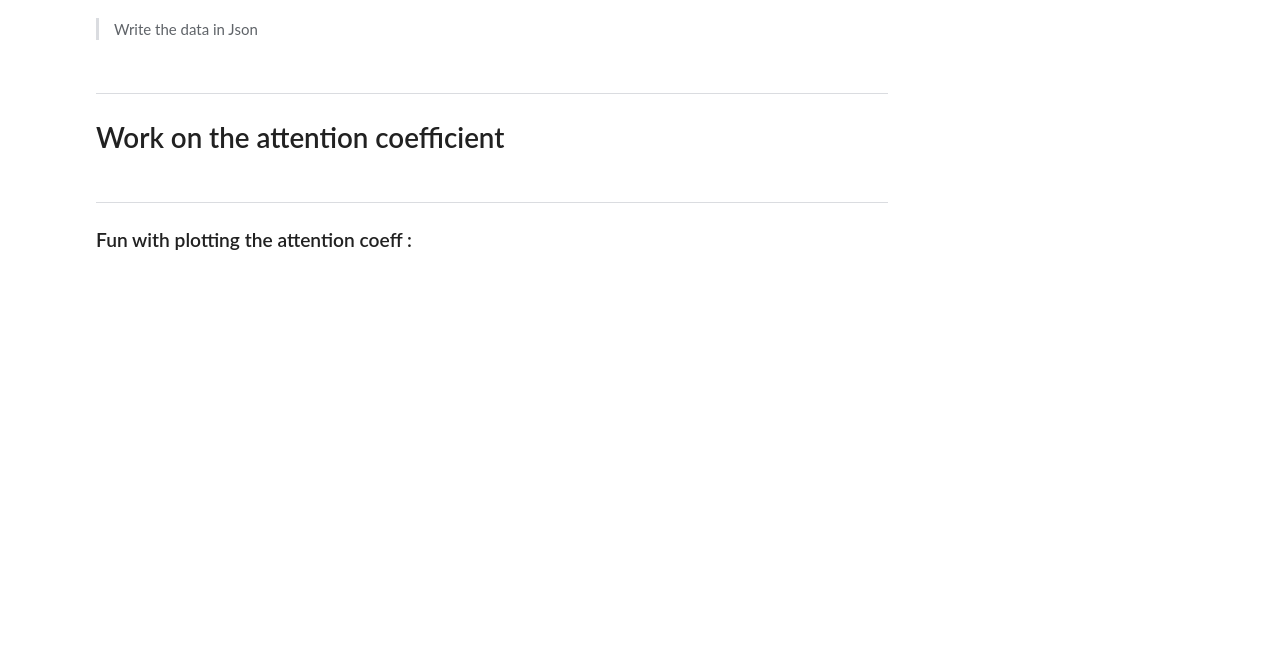
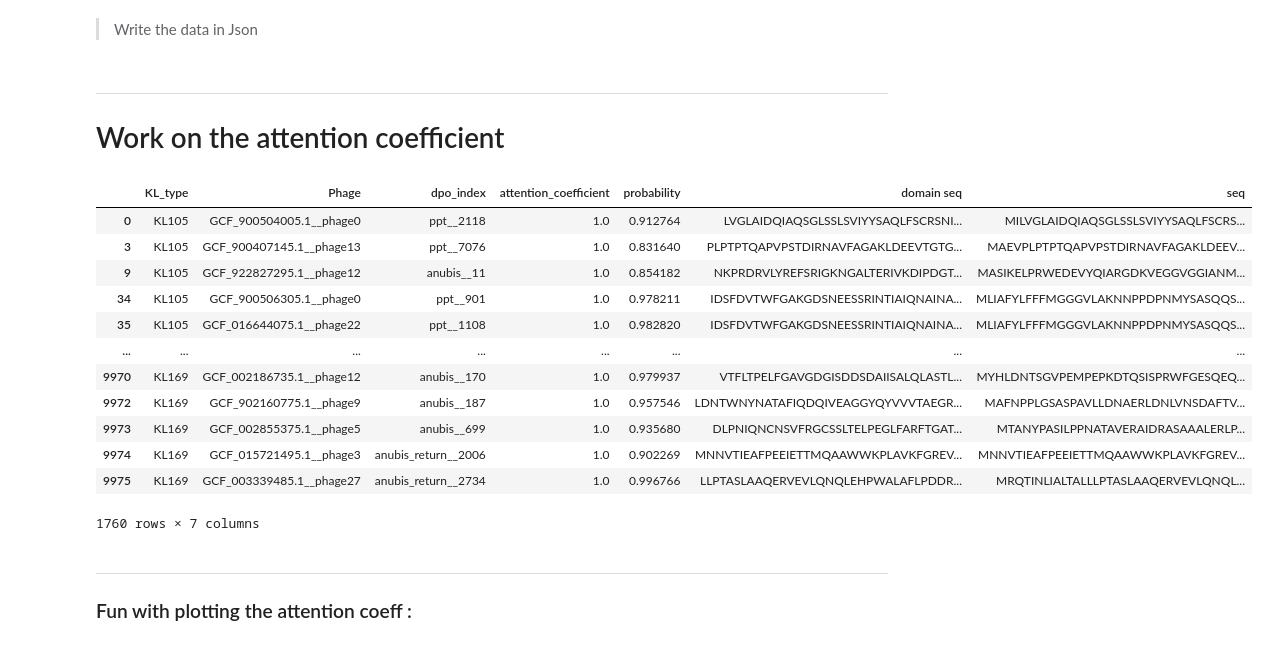
Before and after one commit to conchaeloko/Klebsiella_TropiSEARCH, a Jupyter notebook: scripts/Ensemble_TropiGAT/xx.Results_MS.ipynb, the cells around one changed output. Cells and saved outputs as stored; diff of their text form; code cells hidden in the pictures; blank space fills up the shorter version.

```diff
--- a/scripts/Ensemble_TropiGAT/xx.Results_MS.ipynb
+++ b/scripts/Ensemble_TropiGAT/xx.Results_MS.ipynb
@@ -304,7 +328,32 @@ from collections import Counter
 
 path_work = "/media/concha-eloko/Linux/PPT_clean"
 
-df_coeff = pd.read_csv(f"{path_work}/attention_weights_dpos.raw.tsv" , sep = "\t", header= 0)
+# attention_weights_dpos.raw.tsv
+df_coeff = pd.read_csv(f"{path_work}/attention_weights_dpos.0802.raw.tsv" , sep = "\t", header= 0)
+# %%
+df_coeff_clean = df_coeff.drop_duplicates(subset = ["KL_type", "seq"])
+df_coeff_clean = df_coeff_clean[(df_coeff_clean["attention_coefficient"] > 0.5) & (df_coeff_clean["probability"] > 0.8)]
+df_coeff_file = df_coeff_clean[["KL_type", "attention_coefficient", "probability", "domain seq", "seq"]]
+
+df_coeff_file.to_csv(f"{path_work}/attention_weights_dpos.0802.tsv" , sep = "\t", header= True, index = False)
+# %%
+df_coeff_clean_dom = df_coeff_clean.drop_duplicates(subset = ["KL_type", "domain seq"])
+
+df_coeff_clean_dom.drop_duplicates(subset = ["domain seq"])
+# %% [output]
+|  | KL_type | Phage | dpo_index | attention_coefficient | probability | domain seq | seq |
+| 0 | KL105 | GCF_900504005.1__phage0 | ppt__2118 | 1.0 | 0.912764 | LVGLAIDQIAQSGLSSLSVIYYSAQLFSCRSNI... | MILVGLAIDQIAQSGLSSLSVIYYSAQLFSCRS... |
+| 3 | KL105 | GCF_900407145.1__phage13 | ppt__7076 | 1.0 | 0.831640 | PLPTPTQAPVPSTDIRNAVFAGAKLDEEVTGTG... | MAEVPLPTPTQAPVPSTDIRNAVFAGAKLDEEV... |
+| 9 | KL105 | GCF_922827295.1__phage12 | anubis__11 | 1.0 | 0.854182 | NKPRDRVLYREFSRIGKNGALTERIVKDIPDGT... | MASIKELPRWEDEVYQIARGDKVEGGVGGIANM... |
+| 34 | KL105 | GCF_900506305.1__phage0 | ppt__901 | 1.0 | 0.978211 | IDSFDVTWFGAKGDSNEESSRINTIAIQNAINA... | MLIAFYLFFFMGGGVLAKNNPPDPNMYSASQQS... |
+| 35 | KL105 | GCF_016644075.1__phage22 | ppt__1108 | 1.0 | 0.982820 | IDSFDVTWFGAKGDSNEESSRINTIAIQNAINA... | MLIAFYLFFFMGGGVLAKNNPPDPNMYSASQQS... |
+| ... | ... | ... | ... | ... | ... | ... | ... |
+| 9970 | KL169 | GCF_002186735.1__phage12 | anubis__170 | 1.0 | 0.979937 | VTFLTPELFGAVGDGISDDSDAIISALQLASTL... | MYHLDNTSGVPEMPEPKDTQSISPRWFGESQEQ... |
+| 9972 | KL169 | GCF_902160775.1__phage9 | anubis__187 | 1.0 | 0.957546 | LDNTWNYNATAFIQDQIVEAGGYQYVVVTAEGR... | MAFNPPLGSASPAVLLDNAERLDNLVNSDAFTV... |
+| 9973 | KL169 | GCF_002855375.1__phage5 | anubis__699 | 1.0 | 0.935680 | DLPNIQNCNSVFRGCSSLTELPEGLFARFTGAT... | MTANYPASILPPNATAVERAIDRASAAALERLP... |
+| 9974 | KL169 | GCF_015721495.1__phage3 | anubis_return__2006 | 1.0 | 0.902269 | MNNVTIEAFPEEIETTMQAAWWKPLAVKFGREV... | MNNVTIEAFPEEIETTMQAAWWKPLAVKFGREV... |
+| 9975 | KL169 | GCF_003339485.1__phage27 | anubis_return__2734 | 1.0 | 0.996766 | LLPTASLAAQERVEVLQNQLEHPWALAFLPDDR... | MRQTINLIALTALLLPTASLAAQERVEVLQNQL... |
+1760 rows × 7 columns
 # %% [markdown]
 ***
 ### Fun with plotting the attention coeff :
```
Also changed, not shown: parts of 45 cells of this notebook, 19 other files.
